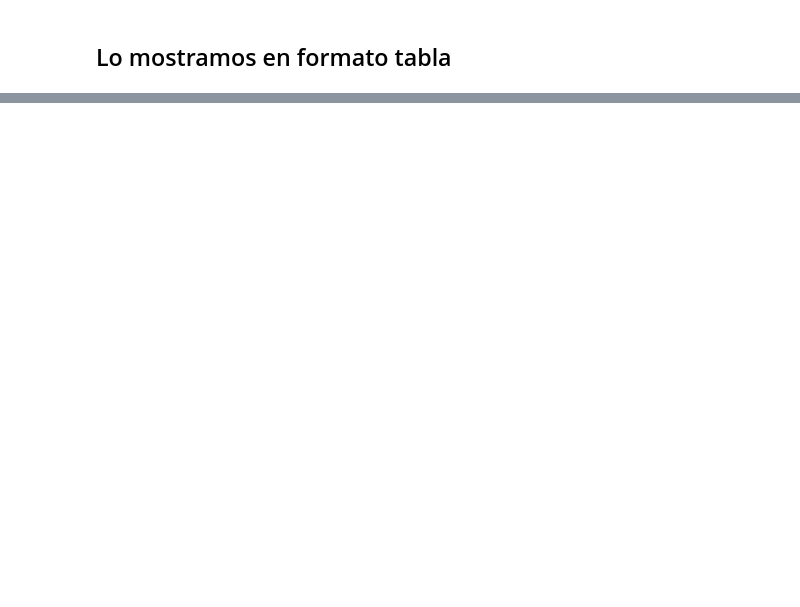
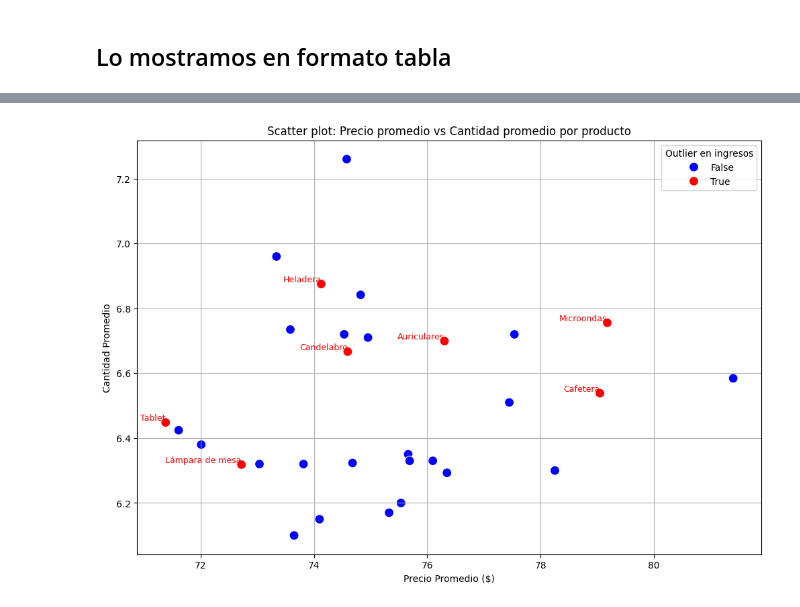
Before and after one commit to gabyfel/entrega_final_gabriel_feldman_ciencia_de_datos_gise, a Jupyter notebook: EntregaFinal.ipynb, the cells around one changed output, grey strips where cells are left out. Drawn from its saved outputs; the diff is of its cells as text; code cells hidden in the pictures; blank space fills up the shorter version.

```diff
--- a/EntregaFinal.ipynb
+++ b/EntregaFinal.ipynb
@@ -577,0 +947,61 @@ informe_estadistico
+# %%
+# Agregando etiquetas a los outliers
+
+import matplotlib.pyplot as plt
+import seaborn as sns
+
+# --- Paso 1: Crear columnas promedio de precio y cantidad por producto ---
+promedios_por_producto = ventas_limpio.groupby('producto', as_index=False).agg(
+    precio_promedio=('precio', 'mean'),
+    cantidad_promedio=('cantidad', 'mean')
+)
+
+# --- Paso 2: Merge con los ingresos totales ---
+df_plot = pd.merge(
+    ingresos_por_producto,
+    promedios_por_producto,
+    on='producto',
+    how='left'
+)
+
+# --- Paso 3: Identificar outliers de ingresos ---
+q1 = df_plot['total_ingresos'].quantile(0.25)
+q3 = df_plot['total_ingresos'].quantile(0.75)
+iqr = q3 - q1
+lim_inferior = q1 - 1.5 * iqr
+lim_superior = q3 + 1.5 * iqr
+
+df_plot['es_outlier'] = ((df_plot['total_ingresos'] < lim_inferior) |
+                         (df_plot['total_ingresos'] > lim_superior))
+
+# --- Paso 4: Scatter plot con etiquetas para outliers ---
+plt.figure(figsize=(12,8))
+sns.scatterplot(
+    data=df_plot,
+    x='precio_promedio',
+    y='cantidad_promedio',
+    hue='es_outlier',          # Colorea los outliers
+    palette={True:'red', False:'blue'},
+    s=100
+)
+
+# --- NUEVO: Agregar etiquetas solo a los outliers ---
+for i, row in df_plot[df_plot['es_outlier']].iterrows():
+    plt.text(
+        row['precio_promedio'],
+        row['cantidad_promedio'],
+        row['producto'],
+        fontsize=9,
+        color='red',
+        ha='right',
+        va='bottom'
+    )
+
+plt.title("Scatter plot: Precio promedio vs Cantidad promedio por producto")
+plt.xlabel("Precio Promedio ($)")
+plt.ylabel("Cantidad Promedio")
+plt.legend(title="Outlier en ingresos")
+plt.grid(True)
+plt.show()
+# %% [output]
+[figure, added]
```
Also changed, not shown: parts of 26 cells of this notebook.
